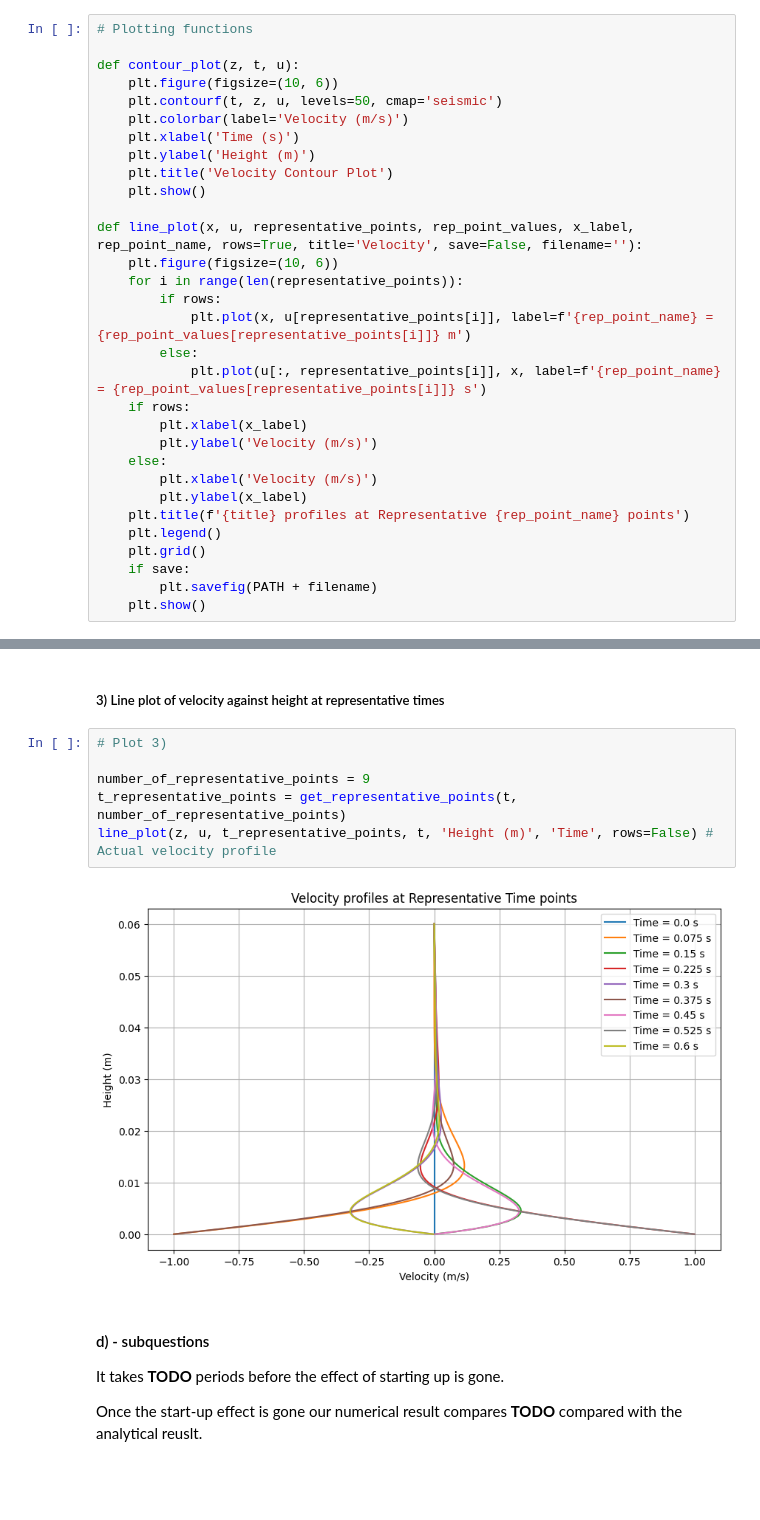
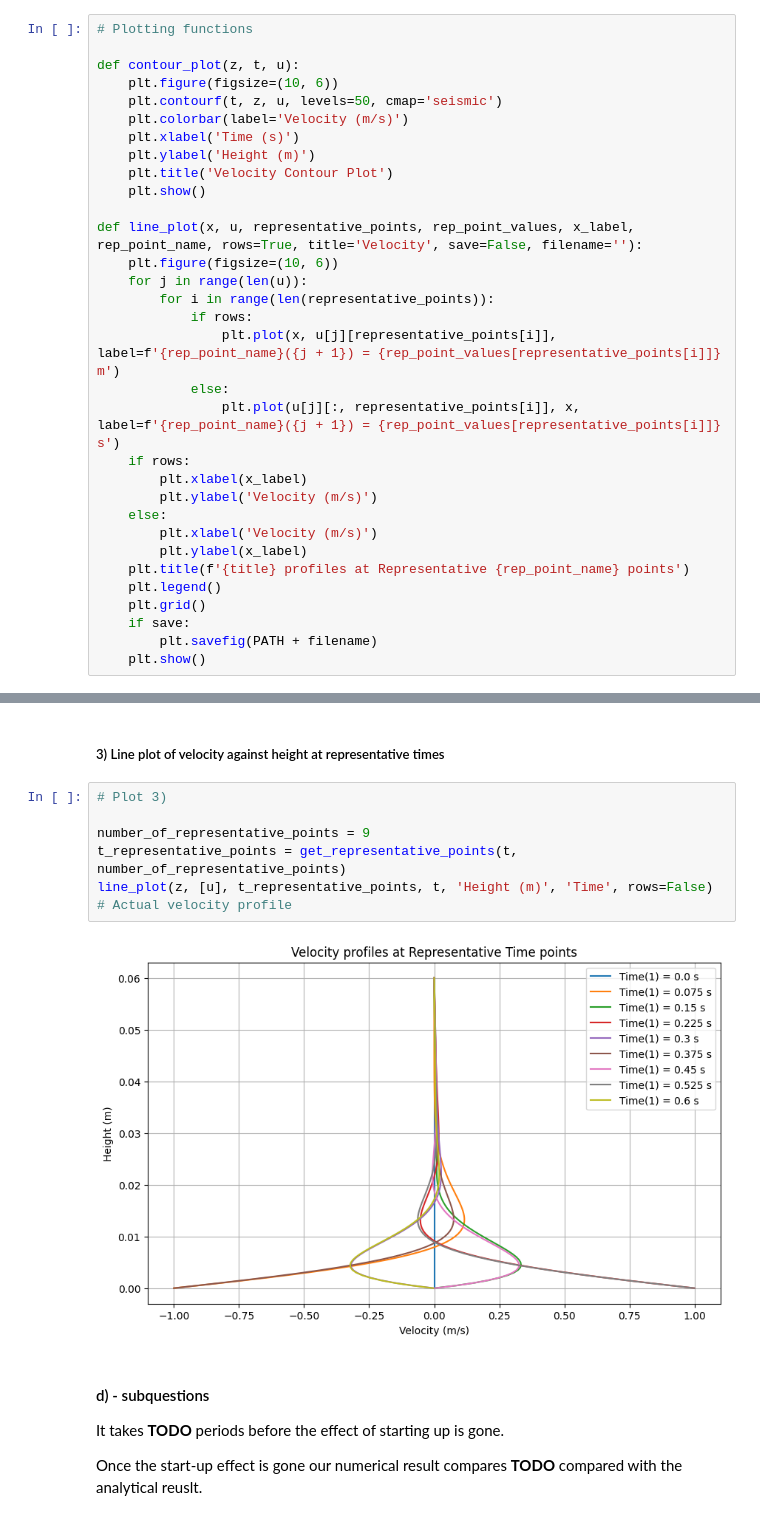
Before and after one commit to HiperLoop/Fluid-dynamics, a Jupyter notebook: Project 2/src/Project2_Group8_computationalpart.ipynb, the cells around one changed output, grey strips where cells are left out. Drawn from its saved outputs; the diff is of its cells as text; blank space fills up the shorter version.

Commit message:
added multi velocity plotting for P2/2/d

```diff
--- a/Project 2/src/Project2_Group8_computationalpart.ipynb
+++ b/Project 2/src/Project2_Group8_computationalpart.ipynb
@@ -50,11 +50,12 @@ def contour_plot(z, t, u):
 
 def line_plot(x, u, representative_points, rep_point_values, x_label, rep_point_name, rows=True, title='Velocity', save=False, filename=''):
     plt.figure(figsize=(10, 6))
-    for i in range(len(representative_points)):
-        if rows:
-            plt.plot(x, u[representative_points[i]], label=f'{rep_point_name} = {rep_point_values[representative_points[i]]} m')
-        else:
-            plt.plot(u[:, representative_points[i]], x, label=f'{rep_point_name} = {rep_point_values[representative_points[i]]} s')
+    for j in range(len(u)):
+        for i in range(len(representative_points)):
+            if rows:
+                plt.plot(x, u[j][representative_points[i]], label=f'{rep_point_name}({j + 1}) = {rep_point_values[representative_points[i]]} m')
+            else:
+                plt.plot(u[j][:, representative_points[i]], x, label=f'{rep_point_name}({j + 1}) = {rep_point_values[representative_points[i]]} s')
     if rows:
         plt.xlabel(x_label)
         plt.ylabel('Velocity (m/s)')
@@ -201,11 +202,11 @@ line_plot(t, u, z_representative_points, z, 'Time (s)', 'Height')
 # %%
 # Plot 3)
 
 number_of_representative_points = 9
 t_representative_points = get_representative_points(t, number_of_representative_points)
-line_plot(z, u, t_representative_points, t, 'Height (m)', 'Time', rows=False) # Actual velocity profile
+line_plot(z, [u], t_representative_points, t, 'Height (m)', 'Time', rows=False) # Actual velocity profile
 # %% [output]
-[figure, old version]
+[figure, new version]
 # %% [markdown]
 #### d) - subquestions
 
```
Also changed, not shown: parts of 6 cells of this notebook.
